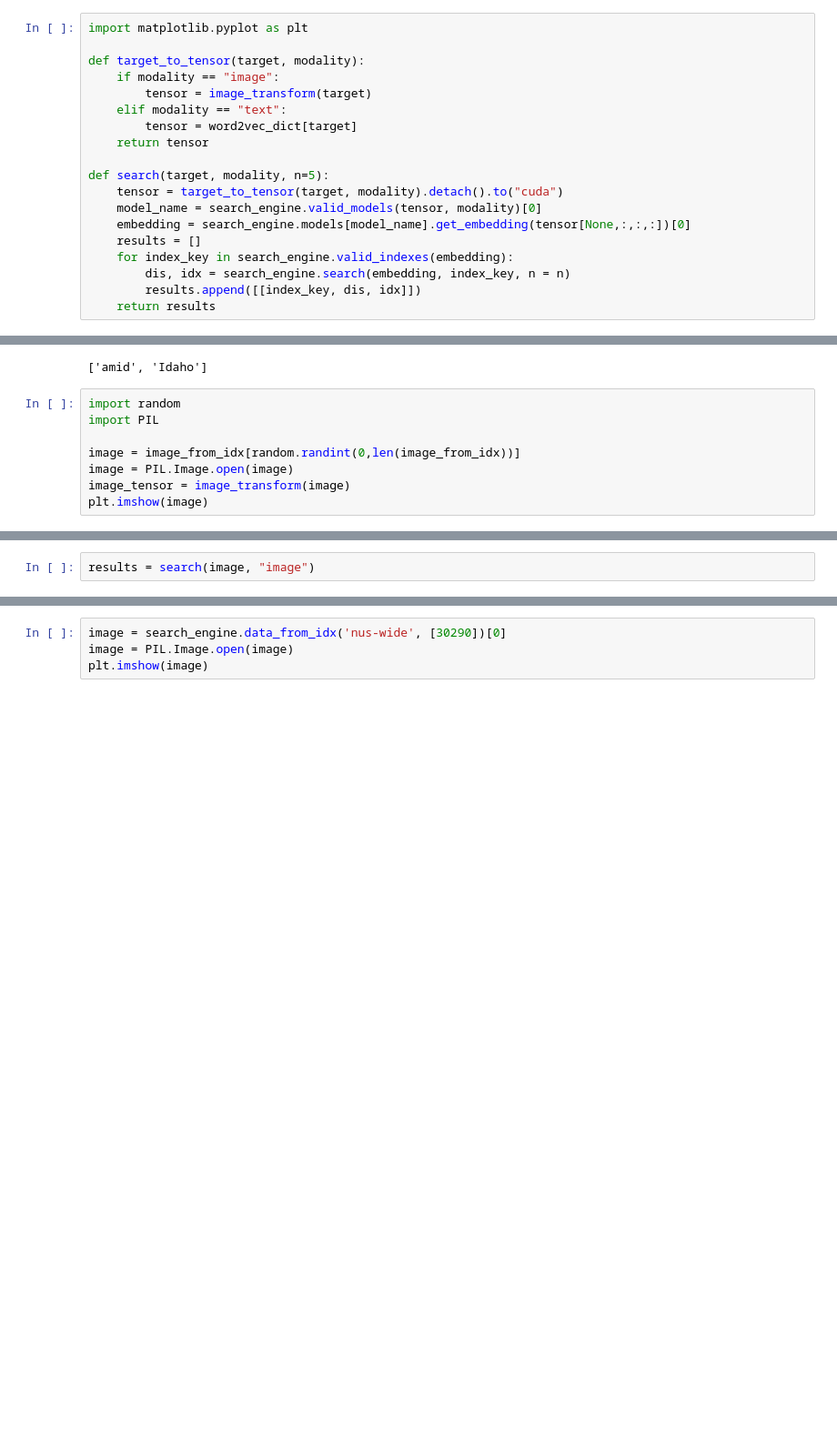
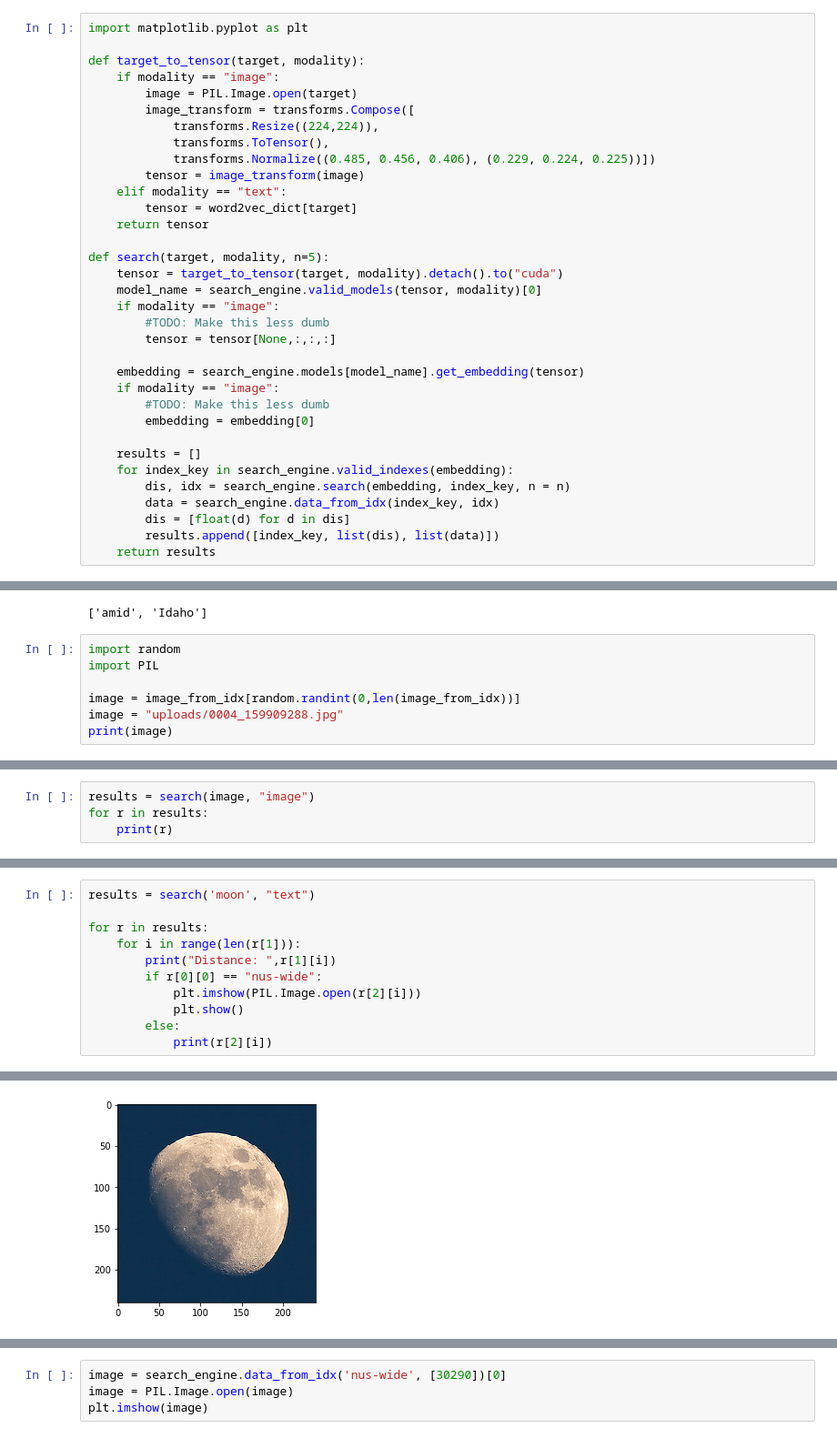
Before and after one commit to cooliotonyio/dime, a Jupyter notebook: multimodal_search_engine.ipynb, the cells around one changed output, grey strips where cells are left out. Shown at 91% size. Drawn from its saved outputs; the diff is of its cells as text; blank space fills up the shorter version.

```diff
--- a/multimodal_search_engine.ipynb
+++ b/multimodal_search_engine.ipynb
@@ -133,7 +133,12 @@ import matplotlib.pyplot as plt
 
 def target_to_tensor(target, modality):
     if modality == "image":
-        tensor = image_transform(target)
+        image = PIL.Image.open(target)
+        image_transform = transforms.Compose([
+            transforms.Resize((224,224)),
+            transforms.ToTensor(),
+            transforms.Normalize((0.485, 0.456, 0.406), (0.229, 0.224, 0.225))])
+        tensor = image_transform(image)
     elif modality == "text":
         tensor = word2vec_dict[target]
     return tensor
@@ -141,11 +146,21 @@ def target_to_tensor(target, modality):
 def search(target, modality, n=5):
     tensor = target_to_tensor(target, modality).detach().to("cuda")
     model_name = search_engine.valid_models(tensor, modality)[0]
-    embedding = search_engine.models[model_name].get_embedding(tensor[None,:,:,:])[0]
+    if modality == "image":
+        #TODO: Make this less dumb
+        tensor = tensor[None,:,:,:]
+
+    embedding = search_engine.models[model_name].get_embedding(tensor)
+    if modality == "image":
+        #TODO: Make this less dumb
+        embedding = embedding[0]
+
     results = []
     for index_key in search_engine.valid_indexes(embedding):
         dis, idx = search_engine.search(embedding, index_key, n = n)
-        results.append([[index_key, dis, idx]])
+        data = search_engine.data_from_idx(index_key, idx)
+        dis = [float(d) for d in dis]
+        results.append([index_key, list(dis), list(data)])
     return results
 # %%
 search_engine.data_from_idx('nus-wide', [7,6])
@@ -161,7 +176,6 @@ import random
 import PIL
 
 image = image_from_idx[random.randint(0,len(image_from_idx))]
-image = PIL.Image.open(image)
-image_tensor = image_transform(image)
-plt.imshow(image)
+image = "uploads/0004_159909288.jpg"
+print(image)
 # %% [output]
@@ -170,2 +183,4 @@ plt.imshow(image)
 # %%
 results = search(image, "image")
+for r in results:
+    print(r)
@@ -182,0 +190,12 @@ results
+# %%
+results = search('moon', "text")
+
+for r in results:
+    for i in range(len(r[1])):
+        print("Distance: ",r[1][i])
+        if r[0][0] == "nus-wide":
+            plt.imshow(PIL.Image.open(r[2][i]))
+            plt.show()
+        else:
+            print(r[2][i])
+# %% [output]
@@ -182,0 +213 @@ results
+[figure, added]
```
Also changed, not shown: parts of 9 cells of this notebook.
